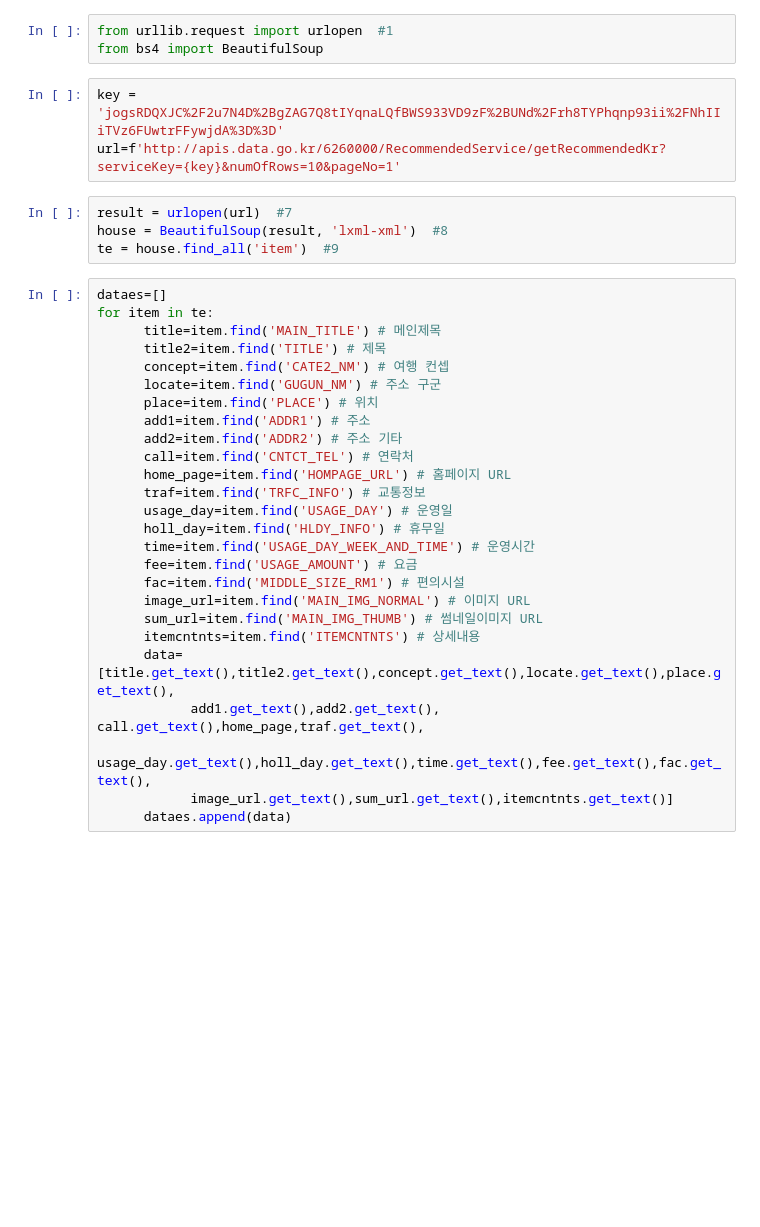
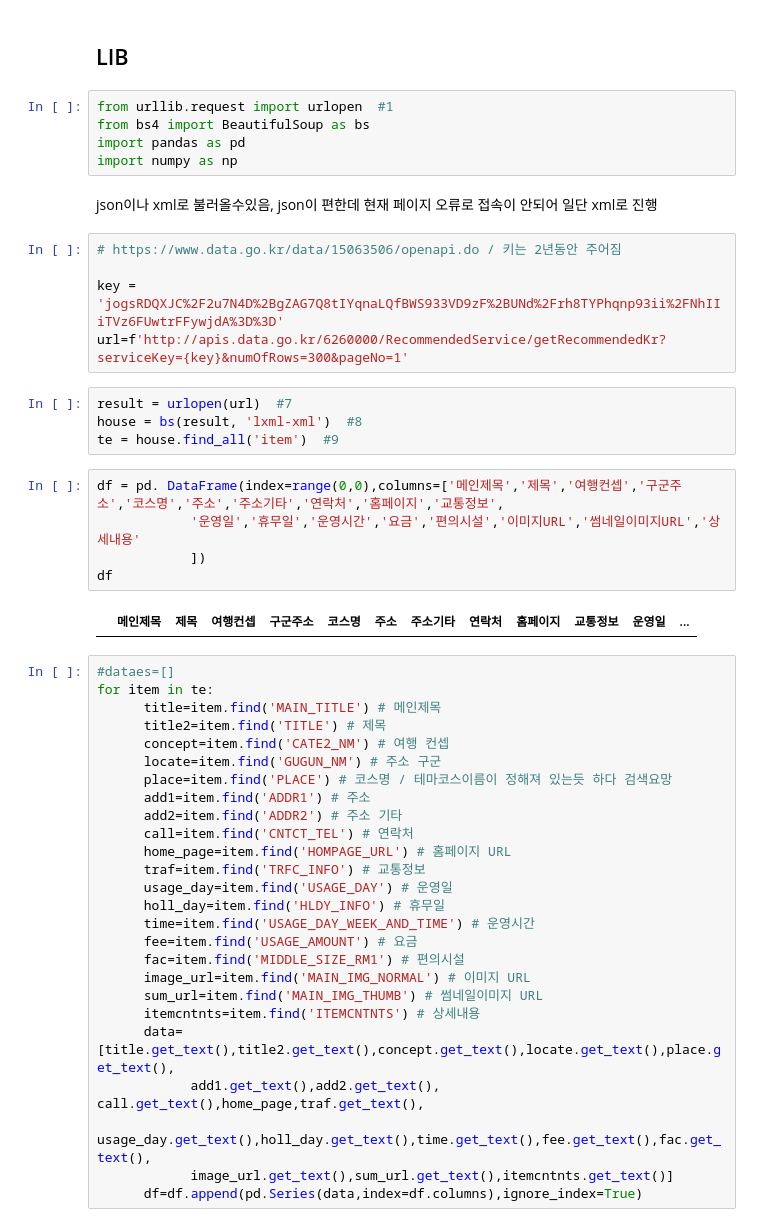
Before and after one commit to NamChangseok/cp1, a Jupyter notebook: api/api.ipynb, the cells around one changed output. Cells and saved outputs as stored; diff of their text form; blank space fills up the shorter version.

```diff
--- a/api/api.ipynb
+++ b/api/api.ipynb
@@ -1,21 +3,36 @@
+# %% [markdown]
+## LIB
 # %%
 from urllib.request import urlopen  #1
-from bs4 import BeautifulSoup
+from bs4 import BeautifulSoup as bs
+import pandas as pd
+import numpy as np
+# %% [markdown]
+json이나 xml로 불러올수있음, json이 편한데 현재 페이지 오류로 접속이 안되어 일단 xml로 진행
 # %%
+# https://www.data.go.kr/data/15063506/openapi.do / 키는 2년동안 주어짐
+
 key = 'jogsRDQXJC%2F2u7N4D%2BgZAG7Q8tIYqnaLQfBWS933VD9zF%2BUNd%2Frh8TYPhqnp93ii%2FNhIIiTVz6FUwtrFFywjdA%3D%3D'
-url=f'http://apis.data.go.kr/6260000/RecommendedService/getRecommendedKr?serviceKey={key}&numOfRows=10&pageNo=1'
+url=f'http://apis.data.go.kr/6260000/RecommendedService/getRecommendedKr?serviceKey={key}&numOfRows=300&pageNo=1'
 # %%
 result = urlopen(url)  #7
-house = BeautifulSoup(result, 'lxml-xml')  #8
+house = bs(result, 'lxml-xml')  #8
 te = house.find_all('item')  #9
+# %%
+df = pd. DataFrame(index=range(0,0),columns=['메인제목','제목','여행컨셉','구군주소','코스명','주소','주소기타','연락처','홈페이지','교통정보',
+            '운영일','휴무일','운영시간','요금','편의시설','이미지URL','썸네일이미지URL','상세내용'
+            ])
+df
+# %% [output]
+|  | 메인제목 | 제목 | 여행컨셉 | 구군주소 | 코스명 | 주소 | 주소기타 | 연락처 | 홈페이지 | 교통정보 | 운영일 | ... |
 # %%
-dataes=[]
+#dataes=[]
 for item in te:
       title=item.find('MAIN_TITLE') # 메인제목
       title2=item.find('TITLE') # 제목
       concept=item.find('CATE2_NM') # 여행 컨셉
       locate=item.find('GUGUN_NM') # 주소 구군
-      place=item.find('PLACE') # 위치
+      place=item.find('PLACE') # 코스명 / 테마코스이름이 정해져 있는듯 하다 검색요망
       add1=item.find('ADDR1') # 주소
       add2=item.find('ADDR2') # 주소 기타
       call=item.find('CNTCT_TEL') # 연락처
@@ -33,4 +50,4 @@ for item in te:
             add1.get_text(),add2.get_text(), call.get_text(),home_page,traf.get_text(),
             usage_day.get_text(),holl_day.get_text(),time.get_text(),fee.get_text(),fac.get_text(),
             image_url.get_text(),sum_url.get_text(),itemcntnts.get_text()]
-      dataes.append(data)
+      df=df.append(pd.Series(data,index=df.columns),ignore_index=True)
```
Also changed, not shown: parts of 4 cells of this notebook, 1 other file.
